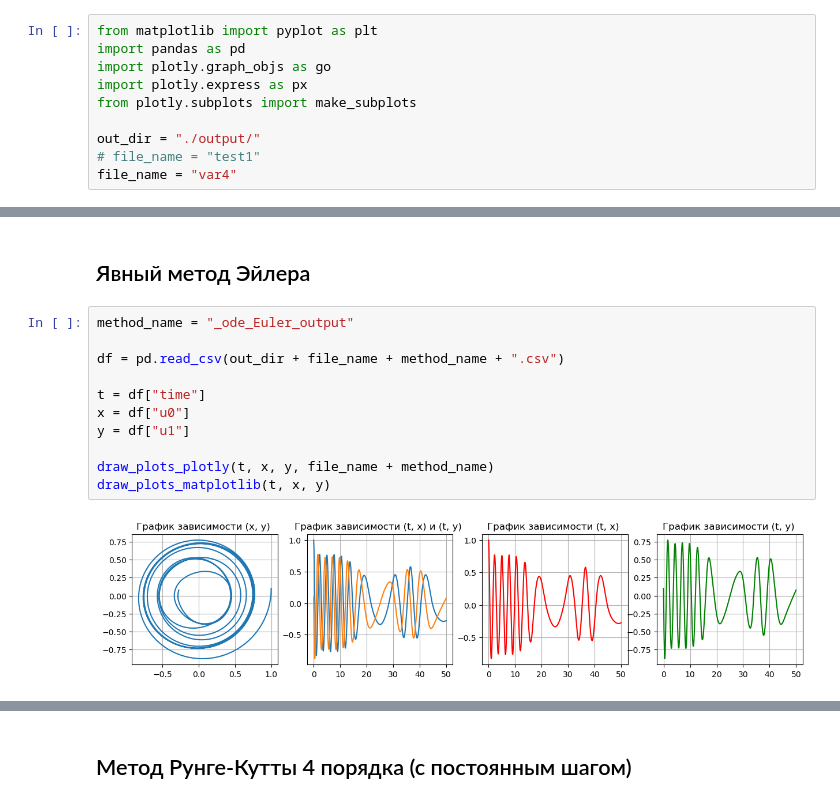
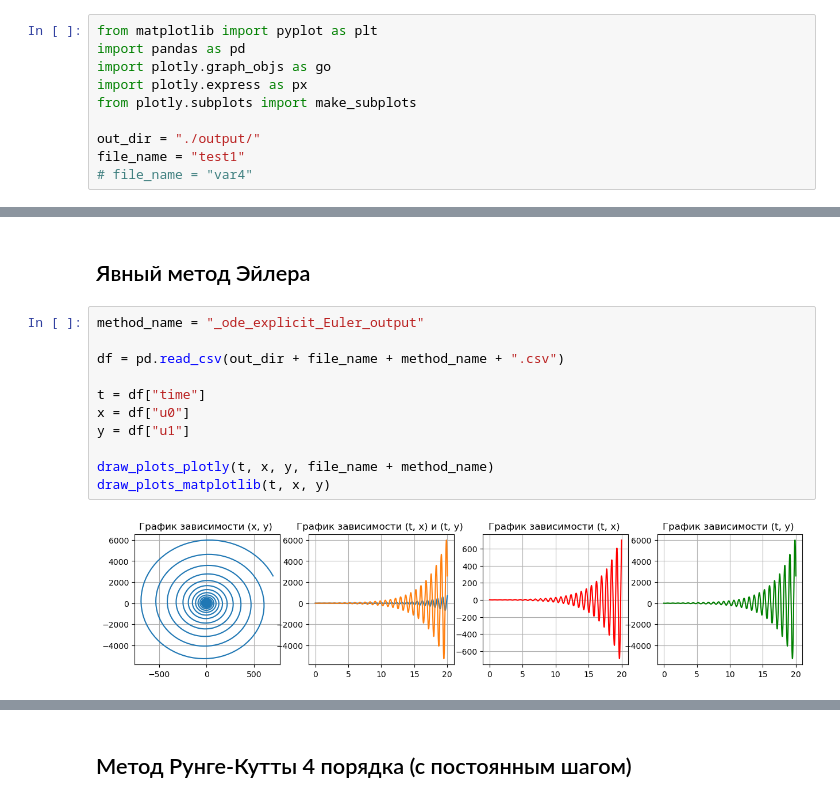
Before and after one commit to sanonesan/computational_methods_labs, a Jupyter notebook: sem6/lab_1_ode_methods/lab_1_plots.ipynb, the cells around one changed output, grey strips where cells are left out. Cells and saved outputs as stored; diff of their text form.

```diff
--- a/sem6/lab_1_ode_methods/lab_1_plots.ipynb
+++ b/sem6/lab_1_ode_methods/lab_1_plots.ipynb
@@ -8,6 +8,6 @@ import plotly.express as px
 from plotly.subplots import make_subplots
 
 out_dir = "./output/"
-# file_name = "test1"
-file_name = "var4"
+file_name = "test1"
+# file_name = "var4"
 # %%
@@ -138,15 +139,15 @@ def draw_plots_matplotlib(t, x, y):
 # %% [markdown]
 <H2> Явный метод Эйлера
 # %%
-method_name = "_ode_Euler_output"
+method_name = "_ode_explicit_Euler_output"
 
 df = pd.read_csv(out_dir + file_name + method_name + ".csv")
 
 t = df["time"]
 x = df["u0"]
 y = df["u1"]
 
 draw_plots_plotly(t, x, y, file_name + method_name)
 draw_plots_matplotlib(t, x, y)
 # %% [output]
-[figure, old version]
+[figure, new version]
```
Also changed, not shown: parts of 7 cells of this notebook, 47 other files.
